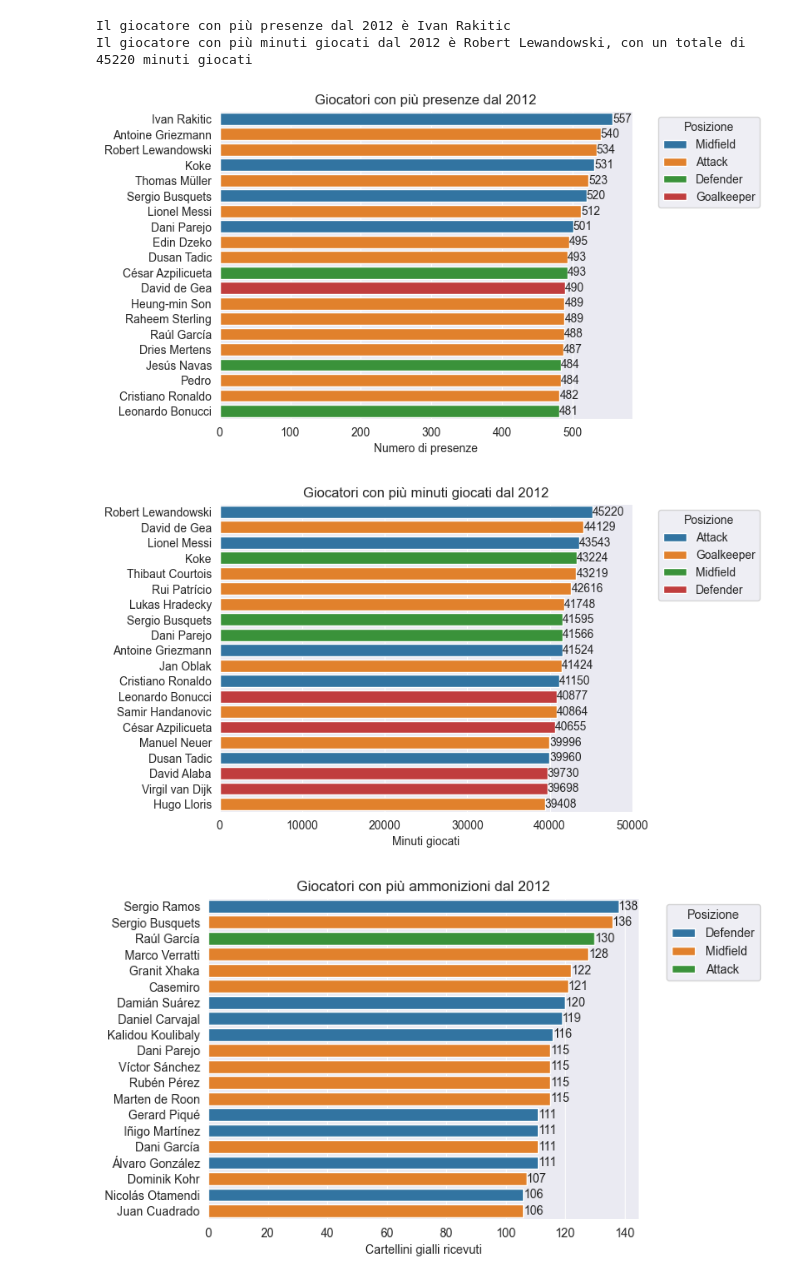
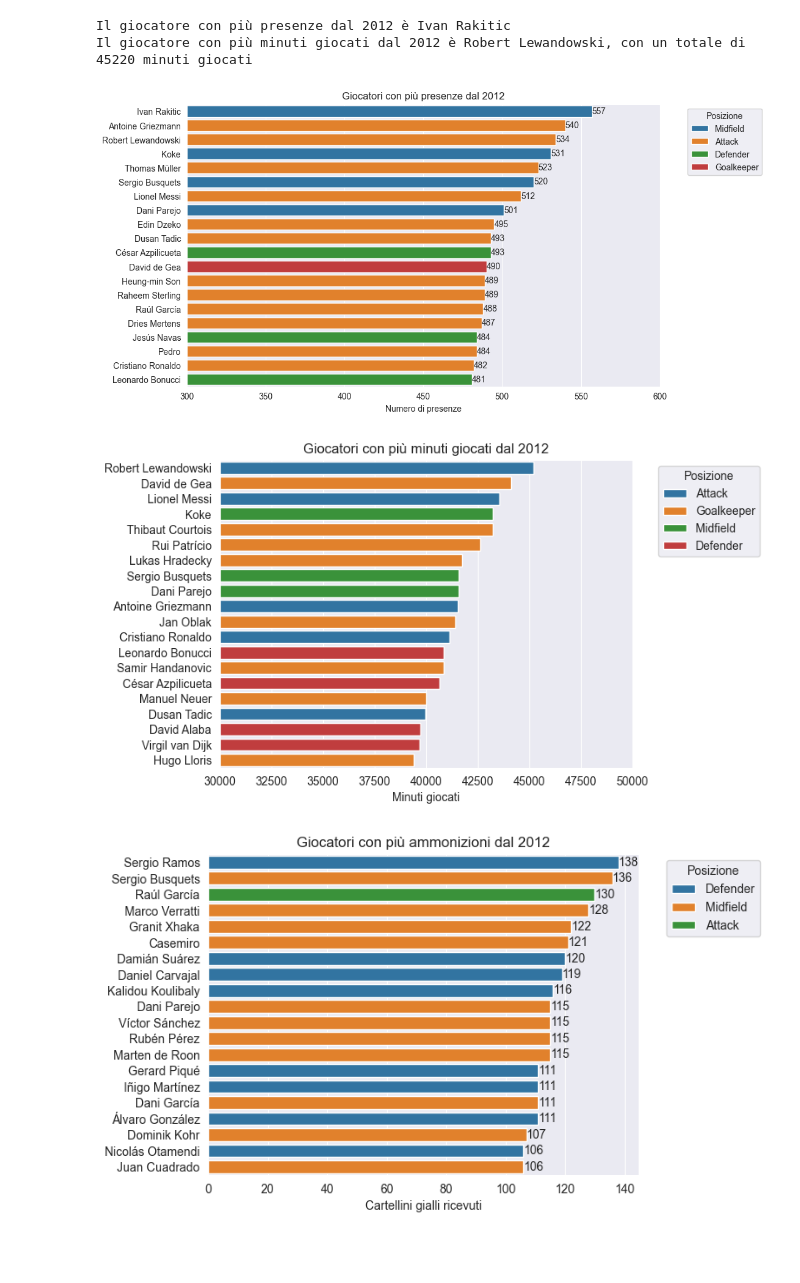
Before and after one commit to RiccardoPili/Football-Data-Analysis, a Jupyter notebook: appearances.ipynb, the cells around one changed output. Drawn from its saved outputs; the diff is of its cells as text; code cells hidden in the pictures; blank space fills up the shorter version.

```diff
--- a/appearances.ipynb
+++ b/appearances.ipynb
@@ -149,3 +149,13 @@ plt.show()
 # %% [output]
 Media di minutes_played: 69.65
 [figure]
+# %%
+# distribuzione del numero di goal segnati da un giocatore in una singola partita
+goal_counts = appearances_df.query('goals >= 1')['goals'].value_counts()
+
+sns.countplot(data=appearances_df.query('goals >= 1'), x='goals')
+
+for i, count in enumerate(goal_counts):
+    plt.text(i, count, str(count), ha='center', va='bottom')
+
+plt.show()
@@ -151,0 +164,17 @@ Media di minutes_played: 69.65
+# %%
+# giocatori con il maggior numero di triplette
+hat_tricks = appearances_df.query('goals == 3')['player_id'].value_counts().head(10)
+hat_tricks_df = pd.DataFrame({'player_id': hat_tricks.index, 'hat_tricks_count': hat_tricks.values})
+
+merged_df = pd.merge(hat_tricks_df, players_df, on='player_id')
+
+
+sns.barplot(data=merged_df, y='name', x='hat_tricks_count')
+
+for index, value in enumerate(merged_df['hat_tricks_count']):
+    plt.text(value, index, str(value), ha='left', va='center')
+
+plt.title('Top 10 Giocatori per numero di triplette')
+plt.xlabel('Numero di Triplette')
+plt.ylabel('')
+plt.show()
@@ -170,21 +201,23 @@ Il giocatore con più minuti giocati dal 2012 è Robert Lewandowski, con un tota
 # %%
 # giocatori con il maggior numero di presenze dal 2012
 
 top20_players_app = appearances_df['player_id'].value_counts().head(20)
 merged_df = pd.merge(top20_players_app, players_df, left_index=True, right_on='player_id')
 
+plt.figure(figsize=(10, 6))
 ax = sns.barplot(data=merged_df, y='name', x='count', hue='position')
 
 for i, (value, name) in enumerate(zip(merged_df['count'], merged_df['name'])):
     ax.text(value, i, f"{value}", ha="left", va='center')
 
 plt.title('Giocatori con più presenze dal 2012')
 plt.xlabel('Numero di presenze')
 plt.ylabel('')
 plt.legend(title='Posizione', bbox_to_anchor=(1.05, 1), loc='upper left')
+plt.xlim(300, 600)
 plt.show()
 # %% [output]
-[figure, old version]
+[figure, new version]
 # %%
 # giocatori con più minuti giocati dal 2012
 
@@ -194,19 +227,17 @@ merged_data = pd.merge(total_minutes, players_df, left_index=True, right_on='pla
 
 top20_players_minutes = merged_data.nlargest(20, 'minutes_played')
 
-ax = sns.barplot(data=top20_players_minutes, x='minutes_played', y='name', hue='position')
-
-for i, (value, name) in enumerate(zip(top20_players_minutes['minutes_played'], top20_players_minutes['name'])):
-    ax.text(value, i, f"{value}", ha="left", va='center')
+plt.figure(figsize=(10, 6))
+sns.barplot(data=top20_players_minutes, x='minutes_played', y='name', hue='position')
 
 plt.title('Giocatori con più minuti giocati dal 2012')
 plt.ylabel('')
 plt.xlabel('Minuti giocati')
 plt.legend(title='Posizione', bbox_to_anchor=(1.05, 1), loc='upper left')
-plt.xlim(0, 50000)
+plt.xlim(30000, 50000)
 plt.show()
 # %% [output]
-[figure, old version]
+[figure, new version]
 # %%
 # giocatori con il maggior numero di ammonizioni dal 2012
 
```
Also changed, not shown: parts of 12 cells of this notebook, 3 other files.
